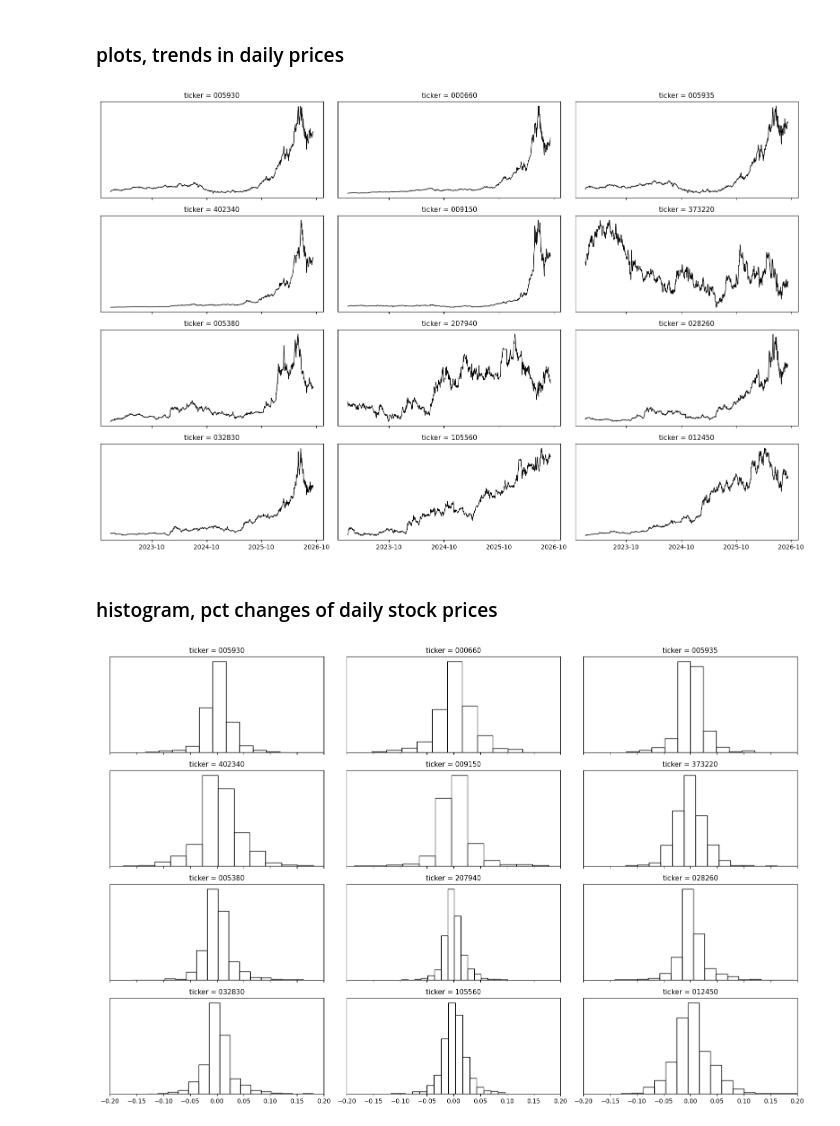
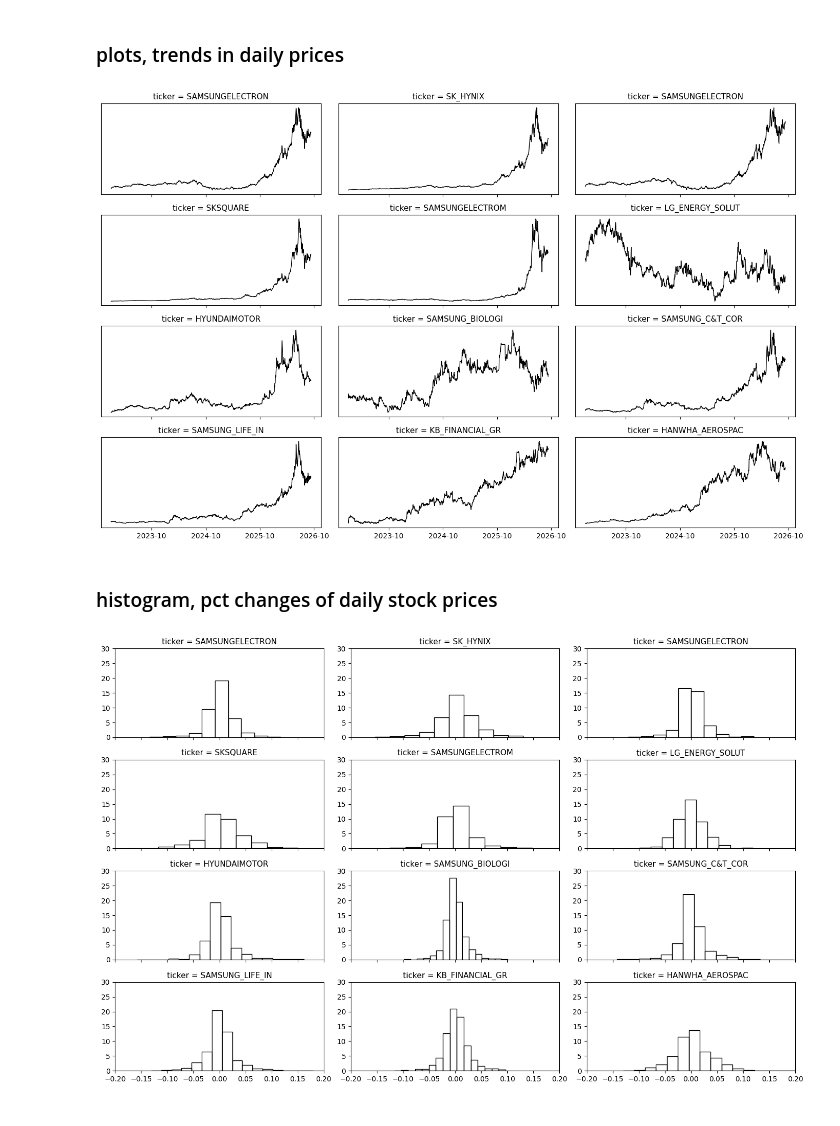
Before and after one commit to bahn28/salad, a Jupyter notebook: az_krx_001.ipynb, the cells around one changed output. Saved outputs shown, nothing was run; the diff lists cells and outputs as text; code cells hidden in the pictures.

```diff
--- a/az_krx_001.ipynb
+++ b/az_krx_001.ipynb
@@ -74,7 +74,7 @@ df_krx_lst
 pattern = r'(?i)\s+(Co\.,?\s*Ltd\.|Inc\.|Corp\.|Ltd\.|Company)'
 
 # 수식어 제거 후 -> 양끝 공백 제거(.str.strip()) -> 빈칸을 언더바(_)로 치환(.str.replace)
-df_krx_lst['company_en_abbr'] = (
+df_krx_lst['co_name_15'] = (
     df_krx_lst['company_en']
     .str.replace(pattern, '', regex=True)
     .str.strip()
@@ -173,6 +173,7 @@ memory usage: 5.4+ KB
 # # 최신 버전 FinanceDataReader의 주가 컬럼명은 'Close'입니다.
 
 tickers = df_krx['ticker'][:12]
+tick_en = df_krx['co_name_15'][:12]
 #tickers = ['005930', '000660']    # 삼성전자, SK하이닉스, 티커.
 #tickers = '005930'    # 삼성전자, SK하이닉스, 티커.
                       # 종목 1개를 지정하니, 시가, 고가, 저가, 종가, 볼륨, 변동, 다 보여주네.
@@ -225,18 +228,18 @@ sub_c = n_plot/sub_r
 sub_r = int(sub_r)
 sub_c = int(sub_c)
 #print(sub_r, sub_c)
-fig, axes = plt.subplots(sub_r, sub_c, figsize=(sub_r*4, sub_c*3.5), sharex=True)
+fig, axes = plt.subplots(sub_r, sub_c, figsize=(sub_r*3.5, sub_c*3), sharex=True)
 #plt.figure(figsize=(8, 5))
 #plt.subplot((2,1), figsize=(8, 5))
-#fig, axes = plt.subplots(2 , 1, figsize=(8, 8))
-for ax, ticker in zip(axes.flat, tickers) :
+#fig, axes = plt.subplots(2 , 1, figsize=tick_en
+for ax, ticker, tic_en in zip(axes.flat, tickers, tick_en) :
   ax.plot(
           yymmdd,
           df_dat[f"{ticker}"],
           linewidth=1.0 ,
           color='black' #, 요건 점으로 할 때.
         )
-  ax.set_title(f"ticker = {ticker}", fontsize=11)
+  ax.set_title(f"ticker = {tic_en}", fontsize=11)
         # ax.set_xlim(-3.5, 3.5)
         # ax.set_ylim(-3.5, 3.5)
         # ax.set_aspect('equal')
@@ -251,39 +254,39 @@ for ax, ticker in zip(axes.flat, tickers) :
 plt.tight_layout()
 plt.show()
 # %% [output]
-[figure, old version]
+[figure, new version]
 # %% [markdown]
 ### histogram, pct changes of daily stock prices
 # %%
 n_plot = len(tickers)
 sub_r = n_plot/3 if n_plot%3==0 else n_plot//3 + 1
 sub_c = n_plot/sub_r
 sub_r = int(sub_r)
 sub_c = int(sub_c)
 
-fig, axes = plt.subplots(sub_r, sub_c, figsize=(sub_r*4, sub_c*3.5), sharex=True)
-for ax, ticker in zip(axes.flat, tickers) :
+fig, axes = plt.subplots(sub_r, sub_c, figsize=(sub_r*3.5, sub_c*3), sharex=True)
+for ax, ticker, tic_en in zip(axes.flat, tickers, tick_en) :
   ax.hist(
       df_dat[f"{ticker}"].pct_change(),
       color='blue',
       linewidth=1,
       bins = 16,
       facecolor='None',
       edgecolor='black',
       density=True
       )
-  ax.set_title(f"ticker = {ticker}", fontsize=11)
+  ax.set_title(f"ticker = {tic_en}", fontsize=11)
   ax.set_xlim(-0.2, 0.2)
-        # ax.set_ylim(-3.5, 3.5)
+  ax.set_ylim( 0, 30)
         # ax.set_aspect('equal')
         # ax.set_xticks([])
-  ax.set_yticks([])
+  #ax.set_yticks([])
 
 # 4. 결과물 디스플레이
 #  for 에서 생성된 일련의 ax는 axes 개체를 그린 것.
 #  전체 그림은 fig로 지정된 것.
 #  이미 알고 있는 개체 fig를 보여주라는 명령.
 plt.tight_layout()
 plt.show()
 # %% [output]
-[figure, old version]
+[figure, new version]
```
Also changed, not shown: parts of 4 cells of this notebook.
